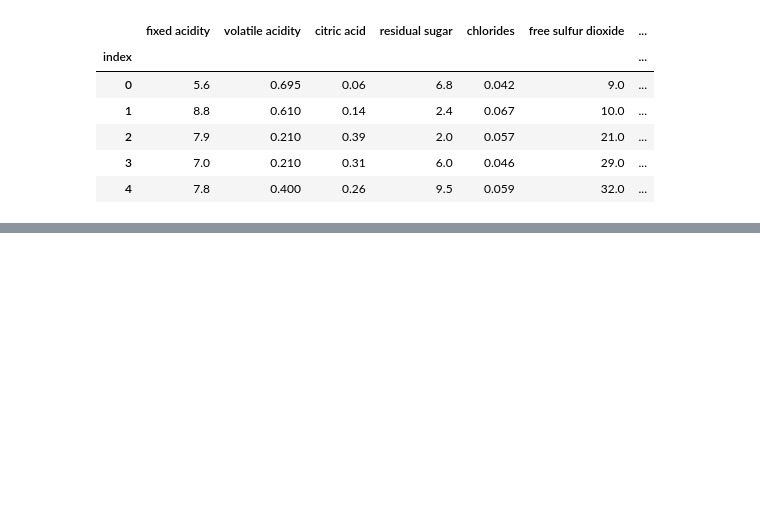
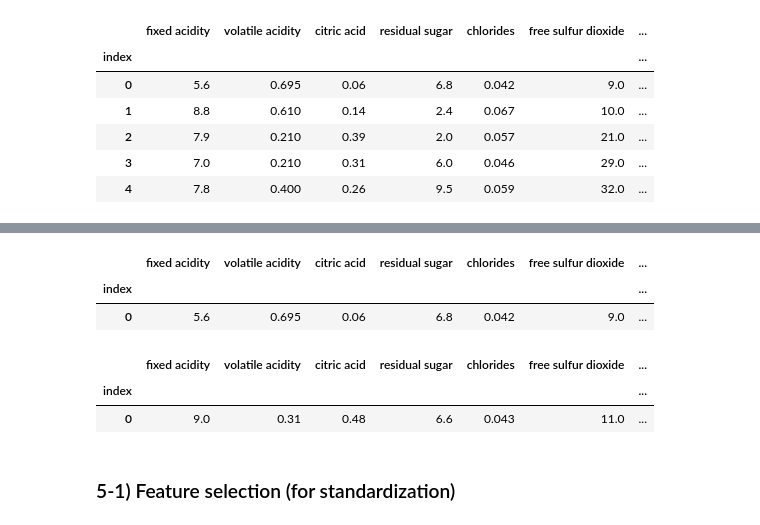
Before and after one commit to Park-Young-Bin/Python_Projects, a Jupyter notebook: 데이콘/[데이콘] 와인 품질 분류 (copy).ipynb, the cells around one changed output, grey strips where cells are left out. Cells and saved outputs as stored; diff of their text form; code cells hidden in the pictures; blank space fills up the shorter version.

```diff
--- a/데이콘/[데이콘] 와인 품질 분류 (copy).ipynb
+++ b/데이콘/[데이콘] 와인 품질 분류 (copy).ipynb
@@ -285,0 +358,14 @@ train[s_col].head()
+# %%
+X_train.head(1)
+# %% [output]
+|  | fixed acidity | volatile acidity | citric acid | residual sugar | chlorides | free sulfur dioxide | ... |
+| index |  |  |  |  |  |  | ... |
+| 0 | 5.6 | 0.695 | 0.06 | 6.8 | 0.042 | 9.0 | ... |
+# %%
+X_test.head(1)
+# %% [output]
+|  | fixed acidity | volatile acidity | citric acid | residual sugar | chlorides | free sulfur dioxide | ... |
+| index |  |  |  |  |  |  | ... |
+| 0 | 9.0 | 0.31 | 0.48 | 6.6 | 0.043 | 11.0 | ... |
+# %% [markdown]
+### 5-1) Feature selection (for standardization)
```
Also changed, not shown: parts of 46 cells of this notebook.
